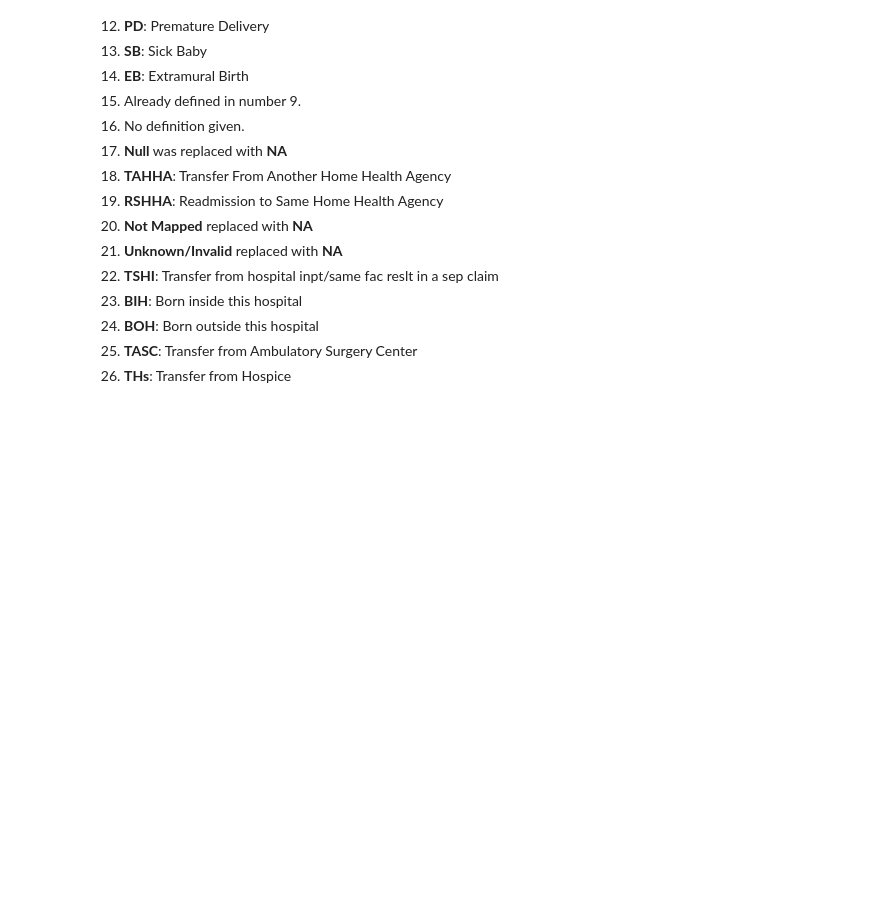
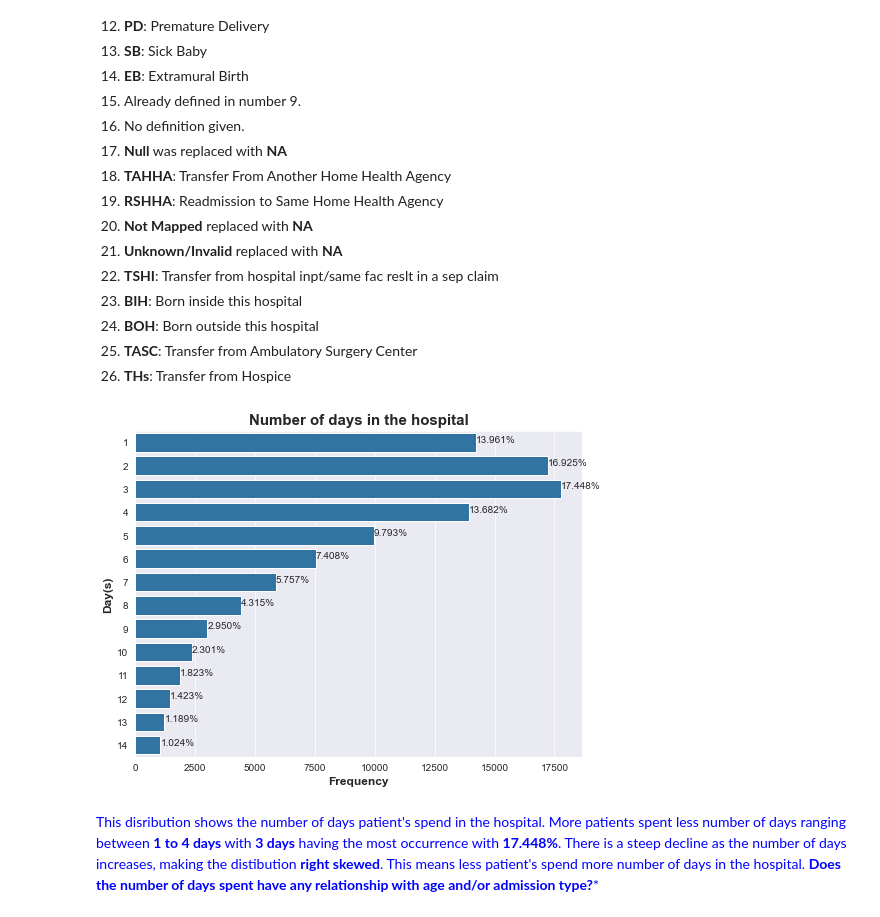
Before and after one commit to Merci93/Diabetes_in_the_US, a Jupyter notebook: US_diabetes_Analysis.ipynb, the cells around one changed output. Saved outputs shown, nothing was run; the diff lists cells and outputs as text; code cells hidden in the pictures; blank space fills up the shorter version.

Commit message:
Added distribution of days in the hospital

```diff
--- a/US_diabetes_Analysis.ipynb
+++ b/US_diabetes_Analysis.ipynb
@@ -954,0 +952,7 @@ Count_plot_y(diabetes, 'admission_source', source_sort, 'Distribution of Admissi
+# %%
+#Count_plot_x(diabetes, 'days_in_hospital', None, 'Distribution of Admission Source', 'Count', 'Admission Source')
+Count_plot_y(diabetes, 'days_in_hospital', None, 'Number of days in the hospital', 'Frequency', 'Day(s)')
+# %% [output]
+[figure, added]
+# %% [markdown]
+<span style = 'color:blue'>This disribution shows the number of days patient's spend in the hospital. More patients spent less number of days ranging between **1 to 4 days** with **3 days** having the most occurrence with **17.448%**. There is a steep decline as the number of days increases, making the distibution **right skewed**. This means less patient's spend more number of days in the hospital. **Does the number of days spent have any relationship with age and/or admission type?***</span>
```
Also changed, not shown: parts of 6 cells of this notebook.
